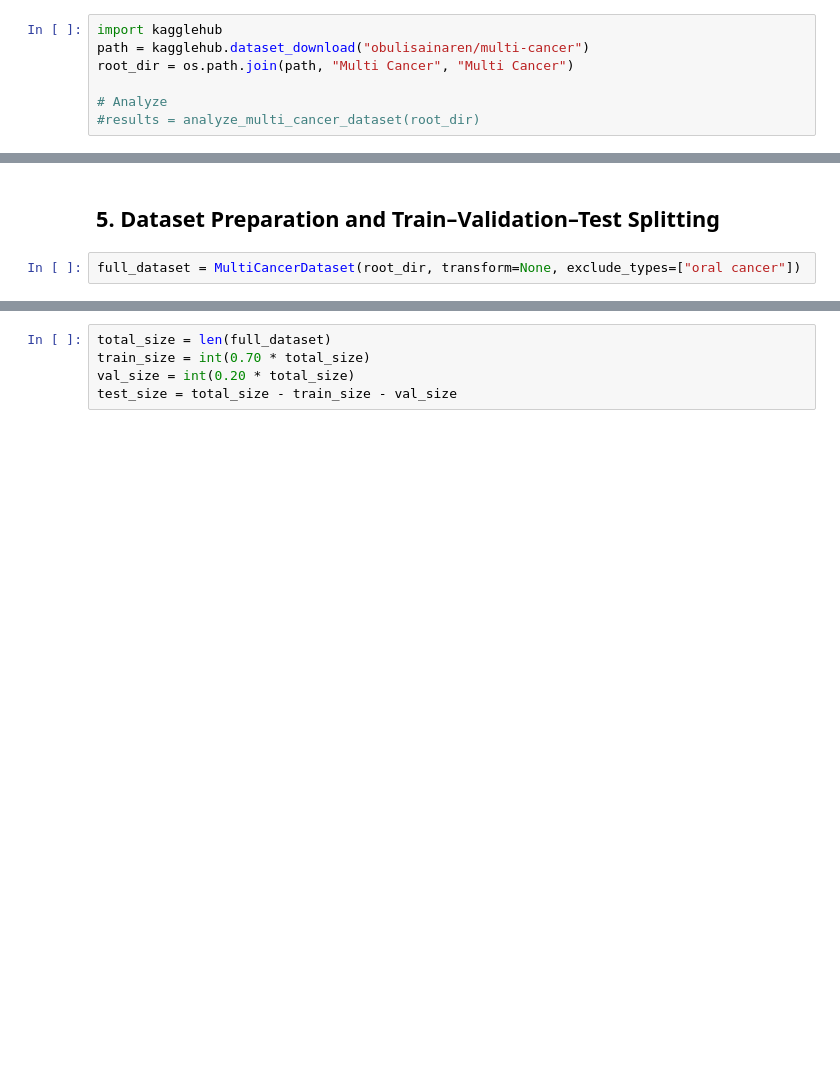
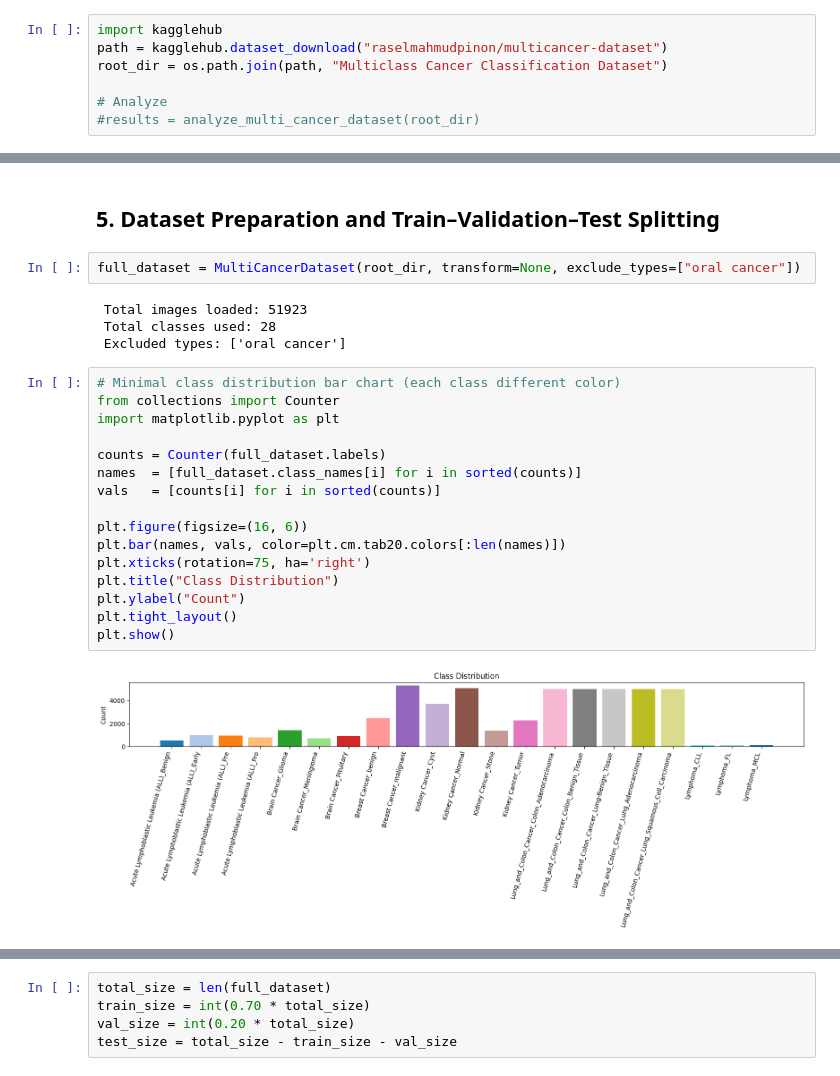
Before and after one commit to AshfaqHoque/multi-cancer-research, a Jupyter notebook: experiments/multi-cancer-v5.ipynb, the cells around one changed output, grey strips where cells are left out. Cells and saved outputs as stored; diff of their text form; blank space fills up the shorter version.

Commit message:
Kaggle Notebook | multi-cancer-v5 | Version 2

```diff
--- a/experiments/multi-cancer-v5.ipynb
+++ b/experiments/multi-cancer-v5.ipynb
@@ -34,8 +29,8 @@ from mamba_ssm import Mamba
 ## 3. Dataset Acquisition and Loading
 # %%
 import kagglehub
-path = kagglehub.dataset_download("obulisainaren/multi-cancer")
-root_dir = os.path.join(path, "Multi Cancer", "Multi Cancer")
+path = kagglehub.dataset_download("raselmahmudpinon/multicancer-dataset")
+root_dir = os.path.join(path, "Multiclass Cancer Classification Dataset")
 
 # Analyze
 #results = analyze_multi_cancer_dataset(root_dir)
@@ -128,3 +123,25 @@ class TransformDataset(Dataset):
 ## 5. Dataset Preparation and Train–Validation–Test Splitting
 # %%
 full_dataset = MultiCancerDataset(root_dir, transform=None, exclude_types=["oral cancer"])
+# %% [output]
+ Total images loaded: 51923
+ Total classes used: 28
+ Excluded types: ['oral cancer']
+# %%
+# Minimal class distribution bar chart (each class different color)
+from collections import Counter
+import matplotlib.pyplot as plt
+
+counts = Counter(full_dataset.labels)
+names  = [full_dataset.class_names[i] for i in sorted(counts)]
+vals   = [counts[i] for i in sorted(counts)]
+
+plt.figure(figsize=(16, 6))
+plt.bar(names, vals, color=plt.cm.tab20.colors[:len(names)])
+plt.xticks(rotation=75, ha='right')
+plt.title("Class Distribution")
+plt.ylabel("Count")
+plt.tight_layout()
+plt.show()
+# %% [output]
+[figure, added]
```
Also changed, not shown: parts of 3 cells of this notebook.
